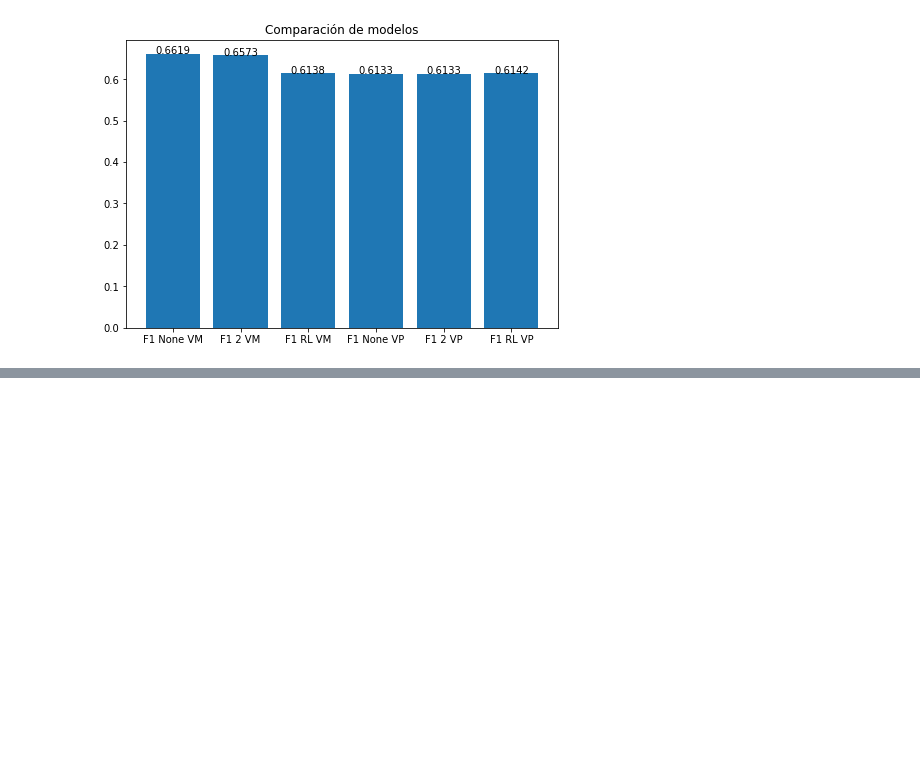
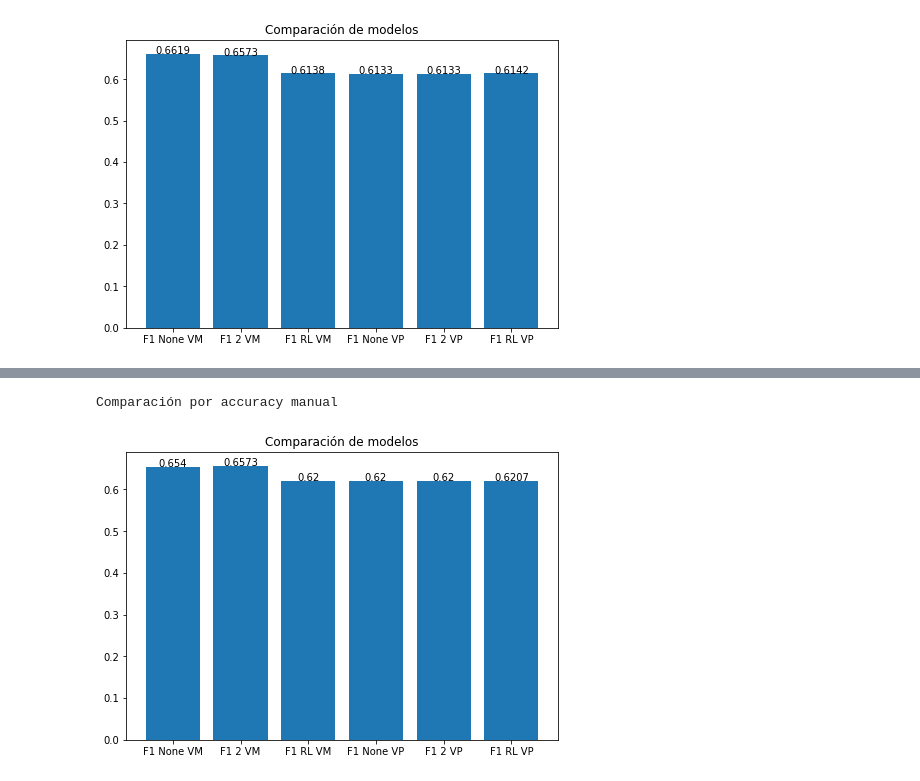
Before and after one commit to dsmunoz34/ML_NLP, a Jupyter notebook: Semana 1/S1TC1_arboles_ensamblajes.ipynb, the cells around one changed output, grey strips where cells are left out. Cells and saved outputs as stored; diff of their text form; code cells hidden in the pictures; blank space fills up the shorter version.

```diff
--- a/Semana 1/S1TC1_arboles_ensamblajes.ipynb
+++ b/Semana 1/S1TC1_arboles_ensamblajes.ipynb
@@ -776,0 +796,17 @@ Comparación por F1 manual
+# %%
+##Comparacion de accuracy manualmente
+print('Comparación por accuracy manual')
+fig = plt.figure()
+ax = fig.add_axes([0,0,1,1])
+ax.set_title("Comparación de modelos")
+ejeX = ['F1 None VM', 'F1 2 VM', 'F1 RL VM', 'F1 None VP', 'F1 2 VP', 'F1 RL VP']
+ejeY = [round(acc_none_man, 4), round(acc_dos_man, 4), round(acc_log_man, 4), round(acc_none_man_vp, 4), round(acc_dos_man_vp, 4), round(acc_log_man_vp, 4)]
+ax.bar(ejeX,ejeY)
+def addlabels(x,y,plotP):
+    for i in range(len(x)):
+        plotP.text(i,y[i],y[i],ha='center')
+addlabels(ejeX,ejeY,plt)
+plt.show()
+# %% [output]
+Comparación por accuracy manual
+[figure, added]
```
Also changed, not shown: parts of 5 cells of this notebook.
